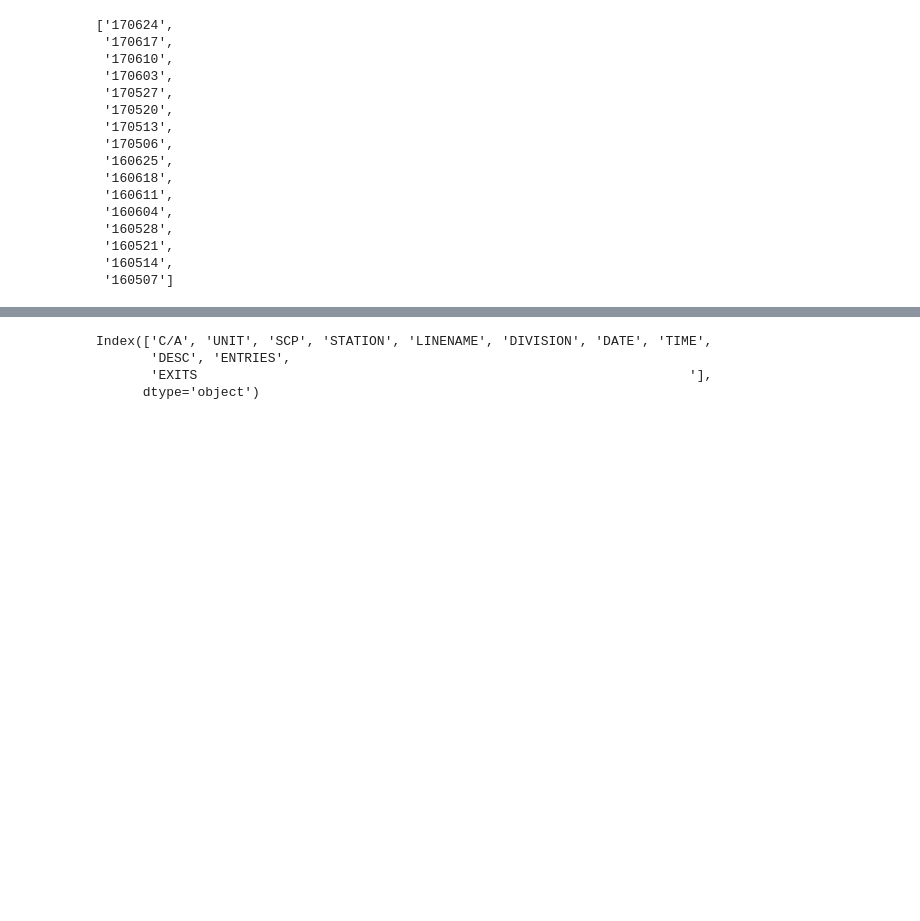
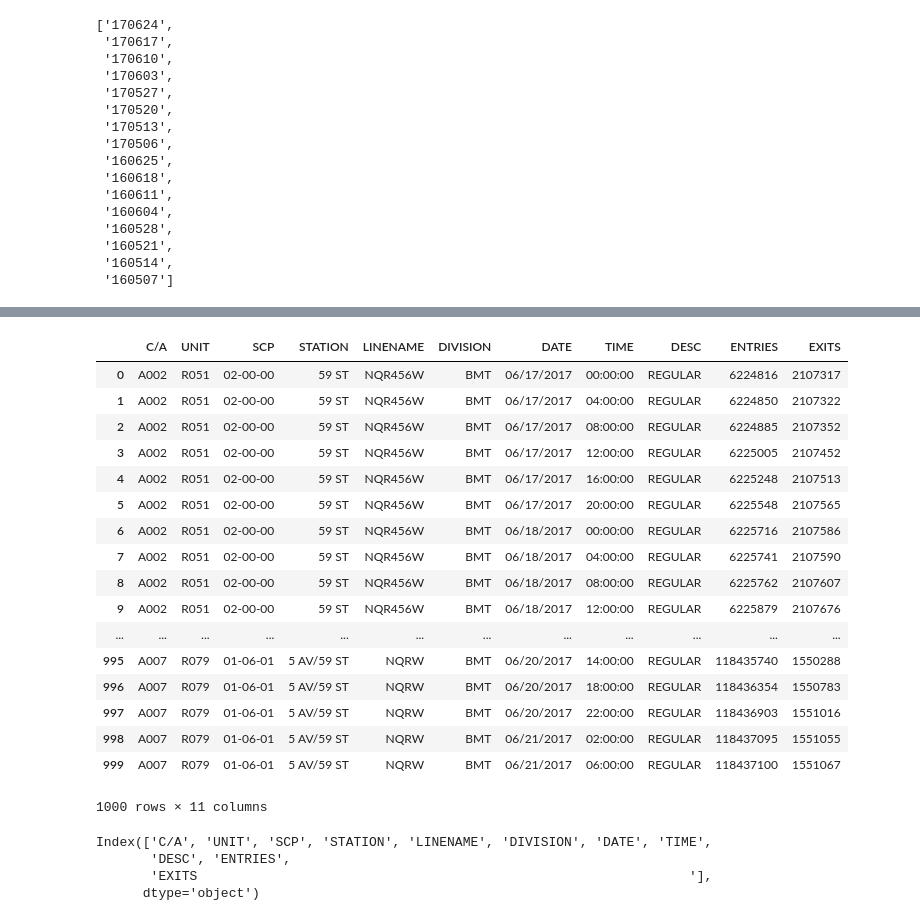
Before and after one commit to nalehc/gala_flyer_locations, a Jupyter notebook: data_and_cleaning_xu.ipynb, the cells around one changed output, grey strips where cells are left out. Drawn from its saved outputs; the diff is of its cells as text; code cells hidden in the pictures; blank space fills up the shorter version.

```diff
--- a/data_and_cleaning_xu.ipynb
+++ b/data_and_cleaning_xu.ipynb
@@ -116,3 +113,24 @@ dfs.head()
+# %%
+dfs.head(1000)
+# %% [output]
+|  | C/A | UNIT | SCP | STATION | LINENAME | DIVISION | DATE | TIME | DESC | ENTRIES | EXITS |
+| 0 | A002 | R051 | 02-00-00 | 59 ST | NQR456W | BMT | 06/17/2017 | 00:00:00 | REGULAR | 6224816 | 2107317 |
+| 1 | A002 | R051 | 02-00-00 | 59 ST | NQR456W | BMT | 06/17/2017 | 04:00:00 | REGULAR | 6224850 | 2107322 |
+| 2 | A002 | R051 | 02-00-00 | 59 ST | NQR456W | BMT | 06/17/2017 | 08:00:00 | REGULAR | 6224885 | 2107352 |
+| 3 | A002 | R051 | 02-00-00 | 59 ST | NQR456W | BMT | 06/17/2017 | 12:00:00 | REGULAR | 6225005 | 2107452 |
+| 4 | A002 | R051 | 02-00-00 | 59 ST | NQR456W | BMT | 06/17/2017 | 16:00:00 | REGULAR | 6225248 | 2107513 |
+| 5 | A002 | R051 | 02-00-00 | 59 ST | NQR456W | BMT | 06/17/2017 | 20:00:00 | REGULAR | 6225548 | 2107565 |
+| 6 | A002 | R051 | 02-00-00 | 59 ST | NQR456W | BMT | 06/18/2017 | 00:00:00 | REGULAR | 6225716 | 2107586 |
+| 7 | A002 | R051 | 02-00-00 | 59 ST | NQR456W | BMT | 06/18/2017 | 04:00:00 | REGULAR | 6225741 | 2107590 |
+| 8 | A002 | R051 | 02-00-00 | 59 ST | NQR456W | BMT | 06/18/2017 | 08:00:00 | REGULAR | 6225762 | 2107607 |
+| 9 | A002 | R051 | 02-00-00 | 59 ST | NQR456W | BMT | 06/18/2017 | 12:00:00 | REGULAR | 6225879 | 2107676 |
+| ... | ... | ... | ... | ... | ... | ... | ... | ... | ... | ... | ... |
+| 995 | A007 | R079 | 01-06-01 | 5 AV/59 ST | NQRW | BMT | 06/20/2017 | 14:00:00 | REGULAR | 118435740 | 1550288 |
+| 996 | A007 | R079 | 01-06-01 | 5 AV/59 ST | NQRW | BMT | 06/20/2017 | 18:00:00 | REGULAR | 118436354 | 1550783 |
+| 997 | A007 | R079 | 01-06-01 | 5 AV/59 ST | NQRW | BMT | 06/20/2017 | 22:00:00 | REGULAR | 118436903 | 1551016 |
+| 998 | A007 | R079 | 01-06-01 | 5 AV/59 ST | NQRW | BMT | 06/21/2017 | 02:00:00 | REGULAR | 118437095 | 1551055 |
+| 999 | A007 | R079 | 01-06-01 | 5 AV/59 ST | NQRW | BMT | 06/21/2017 | 06:00:00 | REGULAR | 118437100 | 1551067 |
+1000 rows × 11 columns
 # %%
 dfs.columns
 # %% [output]
```
Also changed, not shown: parts of 1 cell of this notebook.
